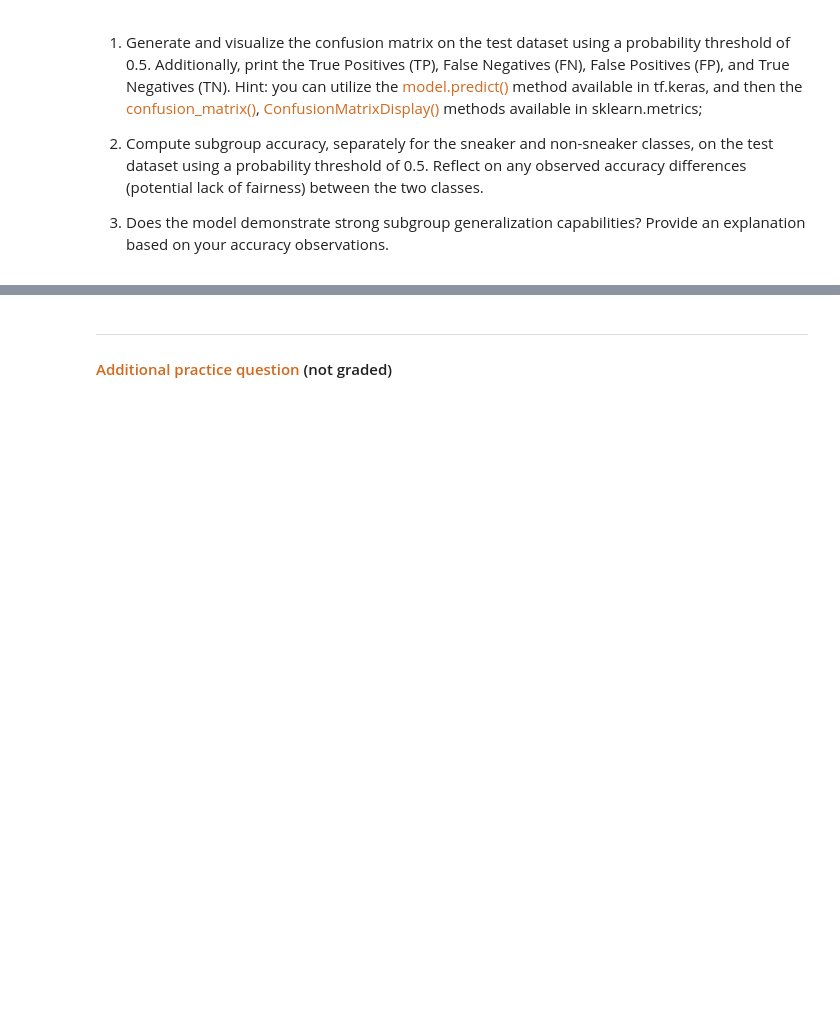
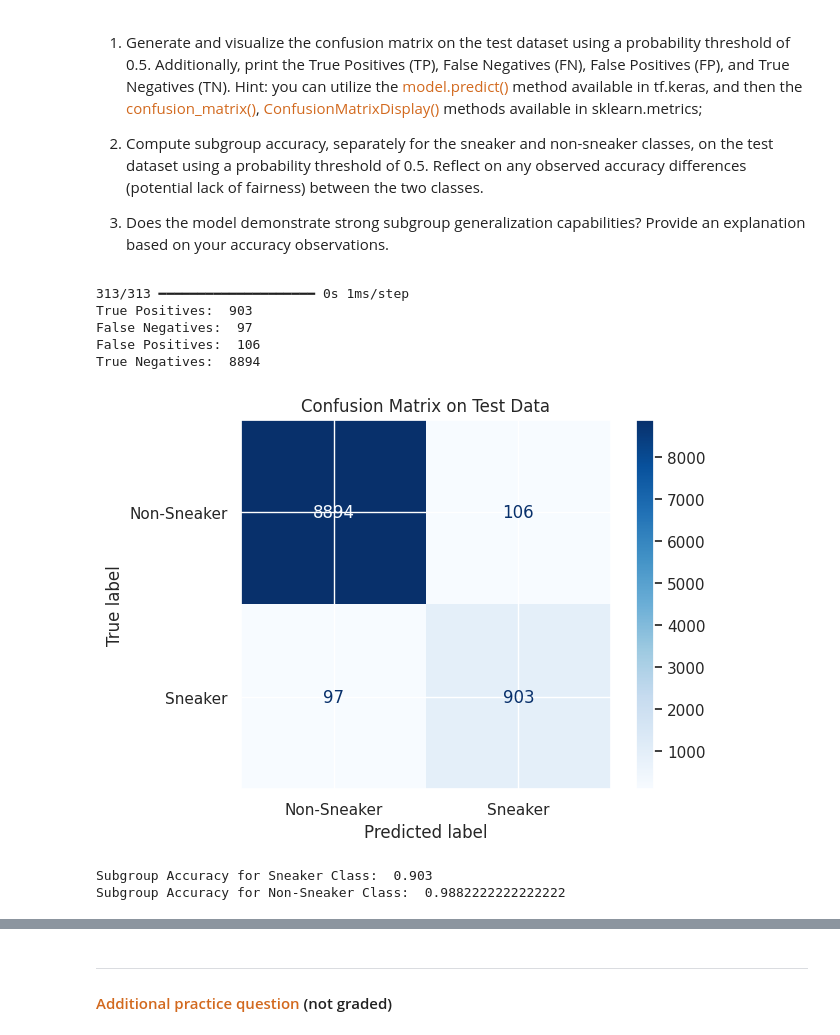
Before and after one commit to shanis345/DeepLearningAI_Mathematics_Specialization, a Jupyter notebook: 04_Logistic_Regression_with_Tensorflow.ipynb, the cells around one changed output, grey strips where cells are left out. Drawn from its saved outputs; the diff is of its cells as text; code cells hidden in the pictures; blank space fills up the shorter version.

```diff
--- a/04_Logistic_Regression_with_Tensorflow.ipynb
+++ b/04_Logistic_Regression_with_Tensorflow.ipynb
@@ -388,0 +524,14 @@ Please note that we will consider 'optimal model configuration' any last-epoch t
+# %%
+# Using the Tuner didn't go so well so I did it manually
+
+tf.random.set_seed(0)
+
+learning_rate = 0.01
+num_features = X_train_mini.shape[1]
+model_tf = build_model(num_features, learning_rate)
+
+# Fit the model
+
+num_epochs = 50
+batch_size = 32
+history = model_tf.fit(X_train_mini, Y_train_mini, epochs=num_epochs, batch_size=batch_size, validation_data=(X_val, Y_val), verbose=1)
@@ -412,0 +629,49 @@ Now that you've determined the optimal set of hyperparameters, it's time to eval
+# %%
+# YOUR CODE HERE
+
+# Model prediction using model.predict in tf.keras
+test_probs = model_tf.predict(X_test).flatten()
+test_preds = (test_probs >= 0.5).astype(int)
+
+# Create confusion matrix
+conf_matrix = confusion_matrix(Y_test, test_preds)
+
+# Extract TP, FN, FP, TN from confusion matrix
+TP = conf_matrix[1, 1]
+FN = conf_matrix[1, 0]
+FP = conf_matrix[0, 1]
+TN = conf_matrix[0, 0]
+
+# Print TP, FN, FP, TN
+print("True Positives: ", TP)
+print("False Negatives: ", FN)
+print("False Positives: ", FP)
+print("True Negatives: ", TN)
+
+# Visualize confusion matrix
+disp = ConfusionMatrixDisplay(confusion_matrix = conf_matrix, display_labels=['Non-Sneaker', 'Sneaker'])
+disp.plot(cmap = plt.cm.Blues)
+plt.title("Confusion Matrix on Test Data")
+plt.show()
+# %% [output]
+313/313 ━━━━━━━━━━━━━━━━━━━━ 0s 1ms/step
+True Positives:  903
+False Negatives:  97
+False Positives:  106
+True Negatives:  8894
+[figure, added]
+# %%
+from sklearn.metrics import accuracy_score
+
+# Subgroup accuracy for the Sneaker class (class 1)
+sneaker_mask = (Y_test == 1)
+sneaker_accuracy = accuracy_score(Y_test[sneaker_mask], test_preds[sneaker_mask])
+print("Subgroup Accuracy for Sneaker Class: ", sneaker_accuracy)
+
+# Subgroup accuracy for the Non-Sneaker class (class 0)
+non_sneaker_mask = (Y_test == 0)
+non_sneaker_accuracy = accuracy_score(Y_test[non_sneaker_mask], test_preds[non_sneaker_mask])
+print("Subgroup Accuracy for Non-Sneaker Class: ", non_sneaker_accuracy)
+# %% [output]
+Subgroup Accuracy for Sneaker Class:  0.903
+Subgroup Accuracy for Non-Sneaker Class:  0.9882222222222222
```
Also changed, not shown: parts of 18 cells of this notebook.
